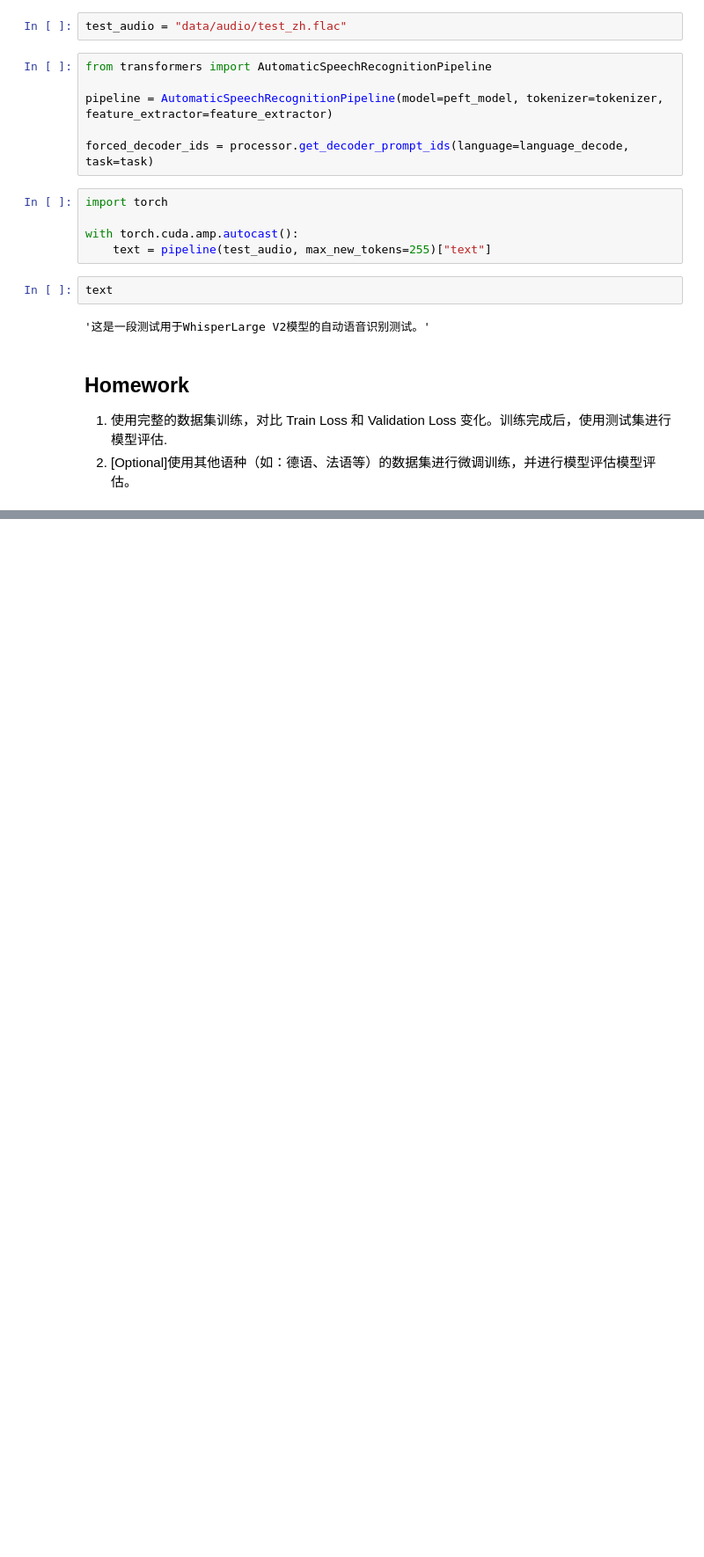
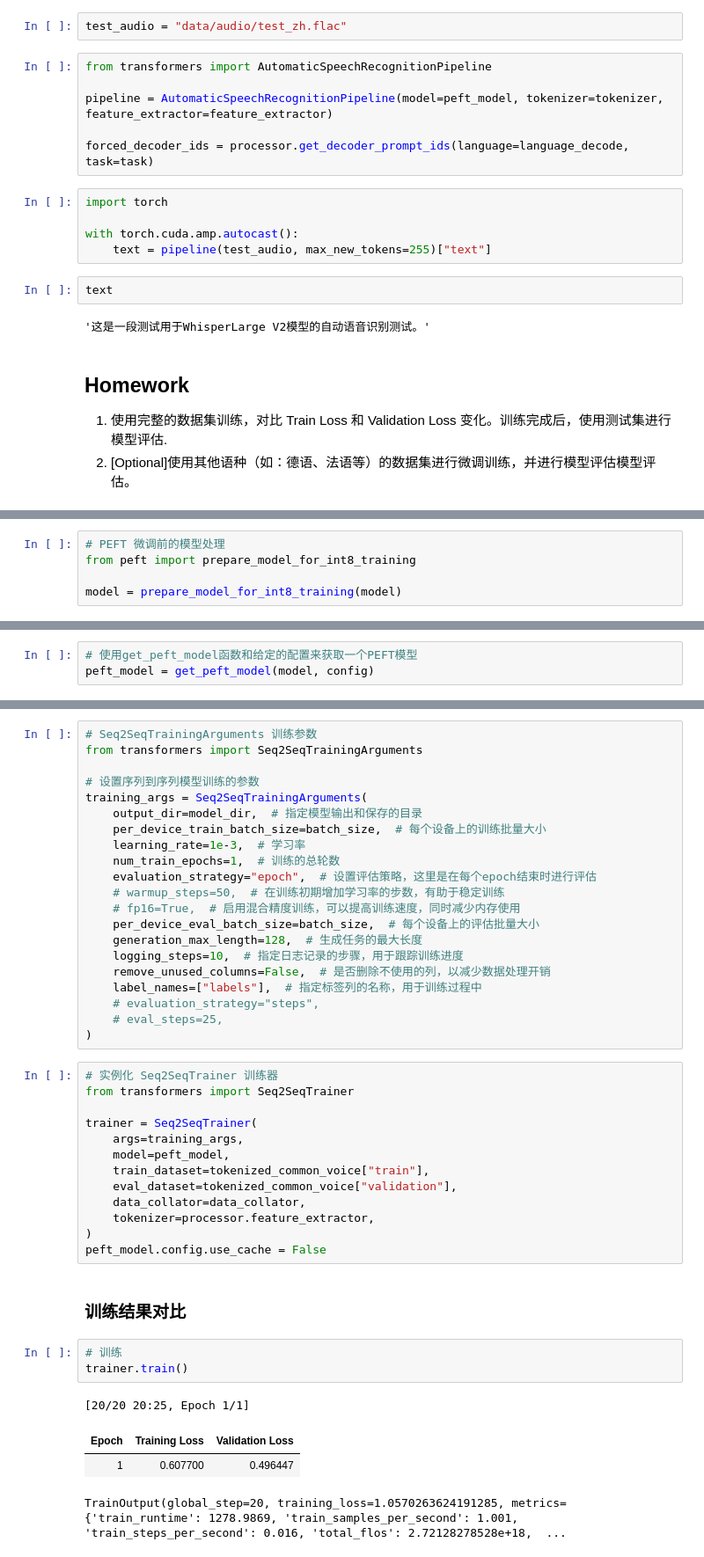
Before and after one commit to liuziyuan/LLM-quickstart, a Jupyter notebook: peft/peft_lora_whisper-large-v2.ipynb, the cells around one changed output, grey strips where cells are left out. Shown at 88% size. Drawn from its saved outputs; the diff is of its cells as text; blank space fills up the shorter version.

```diff
--- a/peft/peft_lora_whisper-large-v2.ipynb
+++ b/peft/peft_lora_whisper-large-v2.ipynb
@@ -450,0 +634,5 @@ text
+# %%
+# PEFT 微调前的模型处理
+from peft import prepare_model_for_int8_training
+
+model = prepare_model_for_int8_training(model)
@@ -450,0 +652,3 @@ text
+# %%
+# 使用get_peft_model函数和给定的配置来获取一个PEFT模型
+peft_model = get_peft_model(model, config)
@@ -450,0 +660,44 @@ text
+# %%
+# Seq2SeqTrainingArguments 训练参数
+from transformers import Seq2SeqTrainingArguments
+
+# 设置序列到序列模型训练的参数
+training_args = Seq2SeqTrainingArguments(
+    output_dir=model_dir,  # 指定模型输出和保存的目录
+    per_device_train_batch_size=batch_size,  # 每个设备上的训练批量大小
+    learning_rate=1e-3,  # 学习率
+    num_train_epochs=1,  # 训练的总轮数
+    evaluation_strategy="epoch",  # 设置评估策略，这里是在每个epoch结束时进行评估
+    # warmup_steps=50,  # 在训练初期增加学习率的步数，有助于稳定训练
+    # fp16=True,  # 启用混合精度训练，可以提高训练速度，同时减少内存使用
+    per_device_eval_batch_size=batch_size,  # 每个设备上的评估批量大小
+    generation_max_length=128,  # 生成任务的最大长度
+    logging_steps=10,  # 指定日志记录的步骤，用于跟踪训练进度
+    remove_unused_columns=False,  # 是否删除不使用的列，以减少数据处理开销
+    label_names=["labels"],  # 指定标签列的名称，用于训练过程中
+    # evaluation_strategy="steps",
+    # eval_steps=25,
+)
+# %%
+# 实例化 Seq2SeqTrainer 训练器
+from transformers import Seq2SeqTrainer
+
+trainer = Seq2SeqTrainer(
+    args=training_args,
+    model=peft_model,
+    train_dataset=tokenized_common_voice["train"],
+    eval_dataset=tokenized_common_voice["validation"],
+    data_collator=data_collator,
+    tokenizer=processor.feature_extractor,
+)
+peft_model.config.use_cache = False
+# %% [markdown]
+### 训练结果对比
+# %%
+# 训练
+trainer.train()
+# %% [output]
+[20/20 20:25, Epoch 1/1]
+| Epoch | Training Loss | Validation Loss |
+| 1 | 0.607700 | 0.496447 |
+TrainOutput(global_step=20, training_loss=1.0570263624191285, metrics={'train_runtime': 1278.9869, 'train_samples_per_second': 1.001, 'train_steps_per_second': 0.016, 'total_flos': 2.72128278528e+18,  ...
```
Also changed, not shown: parts of 20 cells of this notebook.
